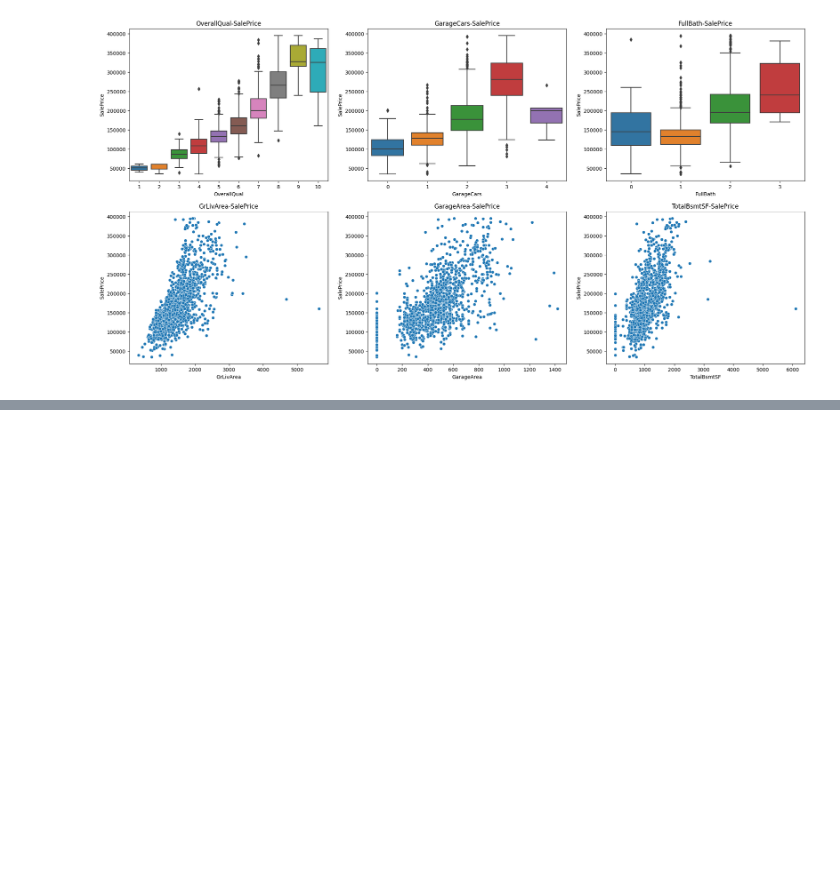
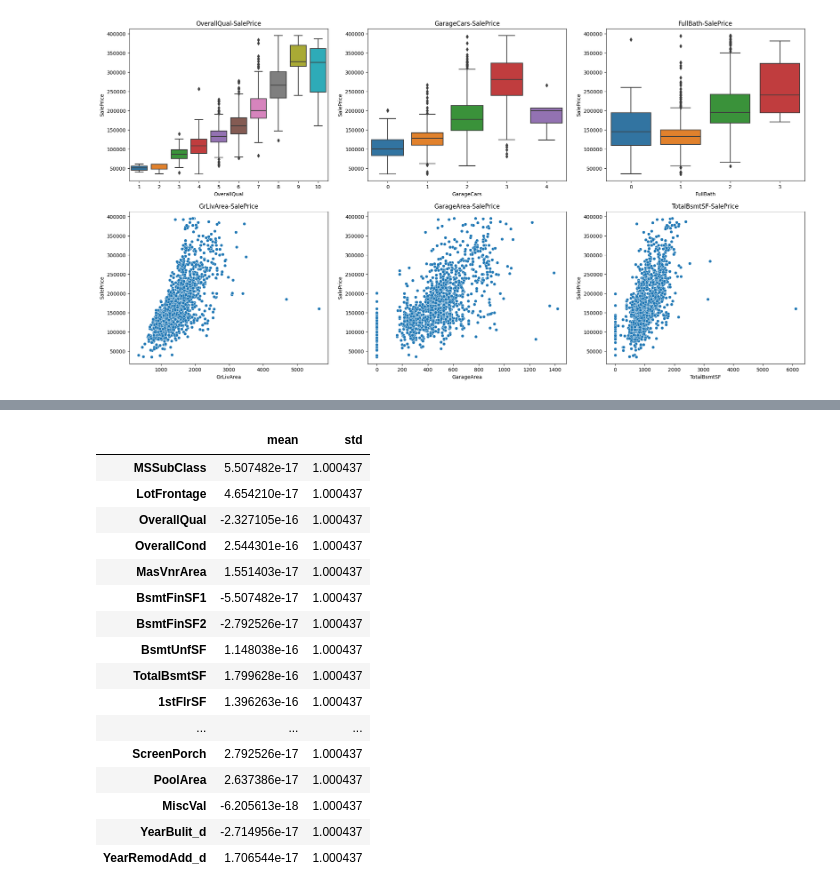
Before and after one commit to sai-with/ADP_prac, a Jupyter notebook: ML/RegularizedReg.ipynb, the cells around one changed output, grey strips where cells are left out. Saved outputs shown, nothing was run; the diff lists cells and outputs as text; code cells hidden in the pictures; blank space fills up the shorter version.

```diff
--- a/ML/RegularizedReg.ipynb
+++ b/ML/RegularizedReg.ipynb
@@ -151,0 +185,23 @@ x_train, x_test, y_train, y_test = train_test_split(X, y, test_size=.2, random_s
+# %%
+## 표준화 확인
+x_train_sc = x_train[num_col]
+x_test_sc =  x_test[num_col]
+x_train_sc.describe().T[['mean', 'std']] # 평균은 0, 표준편차는 1
+# %% [output]
+|  | mean | std |
+| MSSubClass | 5.507482e-17 | 1.000437 |
+| LotFrontage | 4.654210e-17 | 1.000437 |
+| OverallQual | -2.327105e-16 | 1.000437 |
+| OverallCond | 2.544301e-16 | 1.000437 |
+| MasVnrArea | 1.551403e-17 | 1.000437 |
+| BsmtFinSF1 | -5.507482e-17 | 1.000437 |
+| BsmtFinSF2 | -2.792526e-17 | 1.000437 |
+| BsmtUnfSF | 1.148038e-16 | 1.000437 |
+| TotalBsmtSF | 1.799628e-16 | 1.000437 |
+| 1stFlrSF | 1.396263e-16 | 1.000437 |
+| ... | ... | ... |
+| ScreenPorch | 2.792526e-17 | 1.000437 |
+| PoolArea | 2.637386e-17 | 1.000437 |
+| MiscVal | -6.205613e-18 | 1.000437 |
+| YearBulit_d | -2.714956e-17 | 1.000437 |
+| YearRemodAdd_d | 1.706544e-17 | 1.000437 |
```
Also changed, not shown: parts of 24 cells of this notebook, 1 other file.
